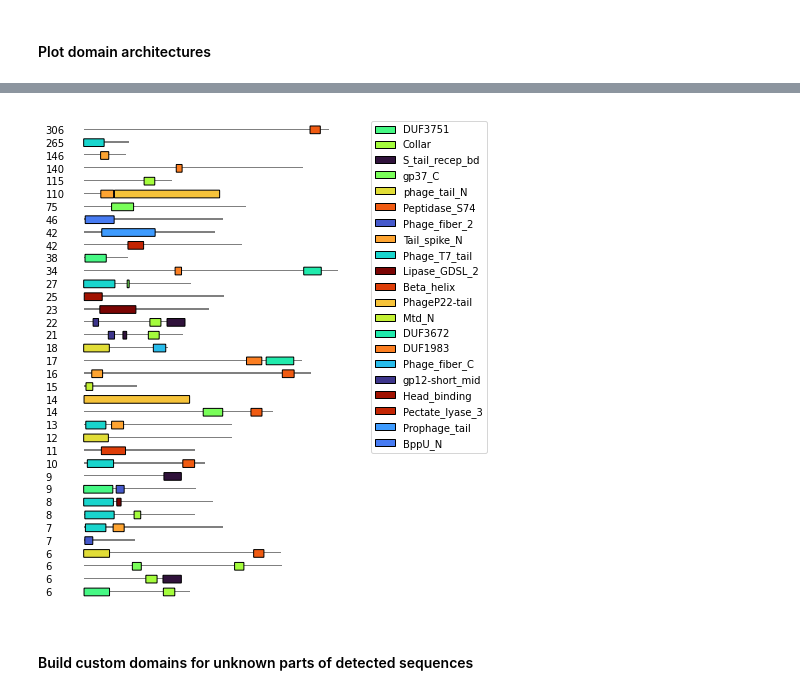
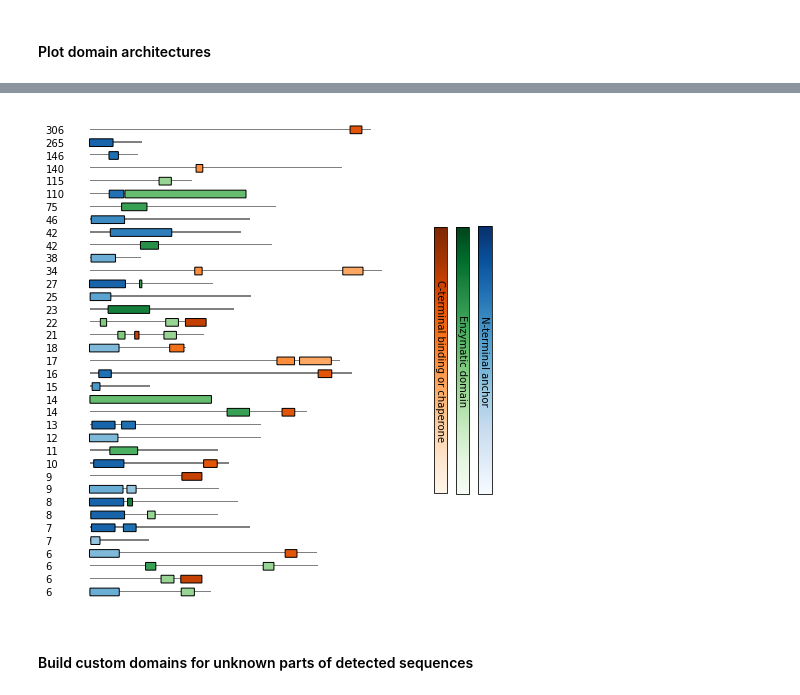
Before and after one commit to dimiboeckaerts/PhageRBPdetection, a Jupyter notebook: RBPdetect_notebook.ipynb, the cells around one changed output, grey strips where cells are left out. Cells and saved outputs as stored; diff of their text form; code cells hidden in the pictures.

```diff
--- a/RBPdetect_notebook.ipynb
+++ b/RBPdetect_notebook.ipynb
@@ -167,42 +168,19 @@ fig.savefig(results_dir+'/domains_count_plot.png', dpi=400)
 # %%
-label_dict = {'Phage_T7_tail':'Phage_T7_tail', 'Tail_spike_N':'Tail_spike_N', 'Prophage_tail':'Prophage_tail',
-              'BppU_N':'BppU_N', 'Mtd_N':'Mtd_N', 'Head_binding':'Head_binding', 'DUF3751':'DUF3751',
-              'End_N_terminal':'End_N_terminal', 'phage_tail_N':'phage_tail_N', 'Prophage_tailD1':'Prophage_tailD1',
-              'DUF2163':'DUF2163', 'Phage_fiber_2':'Phage_fiber_2',
-              'unknown_N0':'custom_N_HMM', 'unknown_N1':'custom_N_HMM','unknown_N2':'custom_N_HMM',
-              'unknown_N3':'custom_N_HMM', 'unknown_N4':'custom_N_HMM', 'unknown_N6':'custom_N_HMM',
-              'unknown_N10':'custom_N_HMM', 'unknown_N11':'custom_N_HMM', 'unknown_N12':'custom_N_HMM',
-              'unknown_N13':'custom_N_HMM', 'unknown_N17':'custom_N_HMM', 'unknown_N19':'custom_N_HMM',
-              'unknown_N23':'custom_N_HMM', 'unknown_N24':'custom_N_HMM', 'unknown_N26':'custom_N_HMM',
-              'unknown_N29':'custom_N_HMM', 'unknown_N36':'custom_N_HMM', 'unknown_N45':'custom_N_HMM',
-              'unknown_N48':'custom_N_HMM', 'unknown_N49':'custom_N_HMM', 'unknown_N53':'custom_N_HMM',
-              'unknown_N57':'custom_N_HMM', 'unknown_N60':'custom_N_HMM', 'unknown_N61':'custom_N_HMM',
-              'unknown_N65':'custom_N_HMM', 'unknown_N73':'custom_N_HMM', 'unknown_N82':'custom_N_HMM',
-              'unknown_N83':'custom_N_HMM', 'unknown_N101':'custom_N_HMM', 'unknown_N114':'custom_N_HMM',
-              'unknown_N119':'custom_N_HMM', 'unknown_N122':'custom_N_HMM', 'unknown_N163':'custom_N_HMM',
-              'unknown_N174':'custom_N_HMM', 'unknown_N192':'custom_N_HMM', 'unknown_N200':'custom_N_HMM',
-              'unknown_N206':'custom_N_HMM', 'unknown_N208':'custom_N_HMM',
-              'Lipase_GDSL_2':'Lipase_GDSL_2', 'Pectate_lyase_3':'Pectate_lyase_3', 'gp37_C':'gp37_C',
-              'Beta_helix':'Beta_helix', 'Gp58':'Gp58', 'End_beta_propel':'End_beta_propel',
-              'End_tail_spike':'End_tail_spike', 'End_beta_barrel':'End_beta_barrel', 'PhageP22-tail':'PhageP22-tail',
-              'Phage_spike_2':'Phage_spike_2', 'gp12-short_mid':'gp12-short_mid', 'Collar':'Collar',
-              'unknown_C2':'custom_C_HMM', 'unknown_C3':'custom_C_HMM', 'unknown_C8':'custom_C_HMM',
-              'unknown_C15':'custom_C_HMM', 'unknown_C35':'custom_C_HMM', 'unknown_C54':'custom_C_HMM',
-              'unknown_C76':'custom_C_HMM', 'unknown_C100':'custom_C_HMM', 'unknown_C105':'custom_C_HMM',
-              'unknown_C112':'custom_C_HMM', 'unknown_C123':'custom_C_HMM', 'unknown_C179':'custom_C_HMM',
-              'unknown_C201':'custom_C_HMM', 'unknown_C203':'custom_C_HMM', 'unknown_C228':'custom_C_HMM',
-              'unknown_C234':'custom_C_HMM', 'unknown_C242':'custom_C_HMM', 'unknown_C258':'custom_C_HMM',
-              'unknown_C262':'custom_C_HMM', 'unknown_C267':'custom_C_HMM', 'unknown_C268':'custom_C_HMM',
-              'unknown_C274':'custom_C_HMM', 'unknown_C286':'custom_C_HMM', 'unknown_C292':'custom_C_HMM',
-              'unknown_C294':'custom_C_HMM', 'Peptidase_S74':'Peptidase_S74', 'Phage_fiber_C':'Phage_fiber_C',
-              'S_tail_recep_bd':'S_tail_recep_bd', 'CBM_4_9':'CBM_4_9', 'DUF1983':'DUF1983', 'DUF3672':'DUF3672'}
+label_dict_new = {'N-terminal anchor': ['Phage_T7_tail', 'Tail_spike_N', 'Prophage_tail', 'BppU_N', 'Mtd_N',
+                                        'Head_binding', 'DUF3751', 'End_N_terminal', 'phage_tail_N',
+                                        'Prophage_tailD1', 'DUF2163', 'Phage_fiber_2'],
+                 'Enzymatic domain': ['Lipase_GDSL_2', 'Pectate_lyase_3', 'gp37_C', 'Beta_helix', 'Gp58', 'End_beta_propel',
+                                       'End_tail_spike', 'End_beta_barrel', 'PhageP22-tail', 'Phage_spike_2',
+                                       'gp12-short_mid', 'Collar'],
+                 'C-terminal binding or chaperone': ['S_tail_recep_bd', 'Peptidase_S74', 'Phage_fiber_C',
+                                                    'CBM_4_9', 'DUF1983', 'DUF3672']}
-# %%
-proteins = [str(Seq(dnaseq).translate())[:-1] for dnaseq in detected_rbps.DNASeq]
-domains = [detected_rbps.N_blocks[i]+detected_rbps.C_blocks[i] for i in range(detected_rbps.shape[0])]
-locations = [detected_rbps.N_ranges[i]+detected_rbps.C_ranges[i] for i in range(detected_rbps.shape[0])]
-sorted_combos = rbpu.protein_architecture_plot(proteins, domains, locations, label_dict=label_dict, count_threshold=5, save_fig=True)
-# %% [output]
-[figure, removed]
+# %%
+proteins = [str(Seq(dnaseq).translate())[:-1] for dnaseq in detected_rbps.DNASeq]
+domains = [detected_rbps.N_blocks[i]+detected_rbps.C_blocks[i] for i in range(detected_rbps.shape[0])]
+locations = [detected_rbps.N_ranges[i]+detected_rbps.C_ranges[i] for i in range(detected_rbps.shape[0])]
+sorted_combos = protein_architecture_plot(proteins, domains, locations, label_dict=label_dict_new, count_threshold=5, save_fig=True)
+# %% [output]
+[figure, added]
 # %% [markdown]
 #### Build custom domains for unknown parts of detected sequences
 # %%
```
Also changed, not shown: parts of 23 cells of this notebook, 1 other file.
